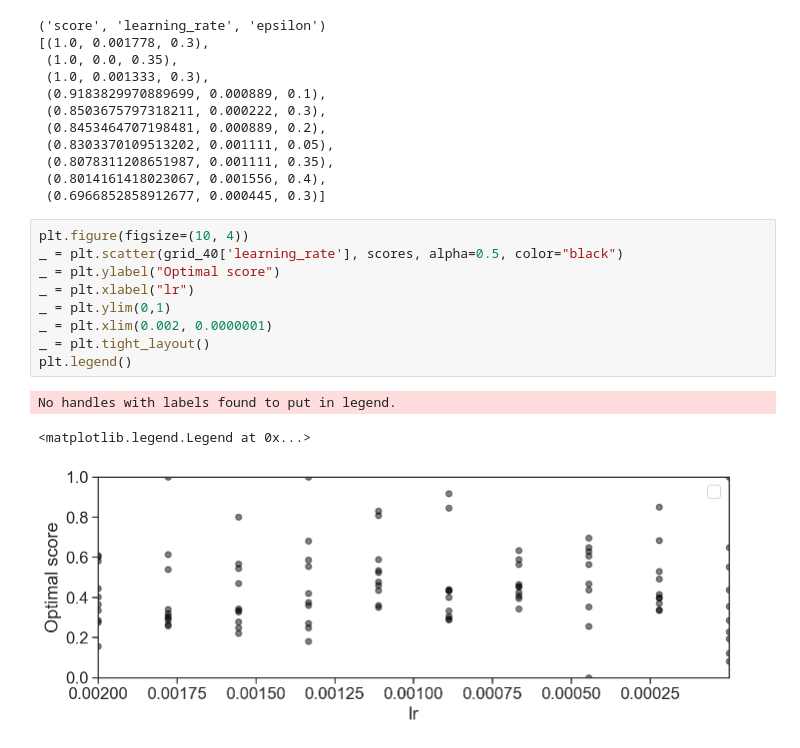
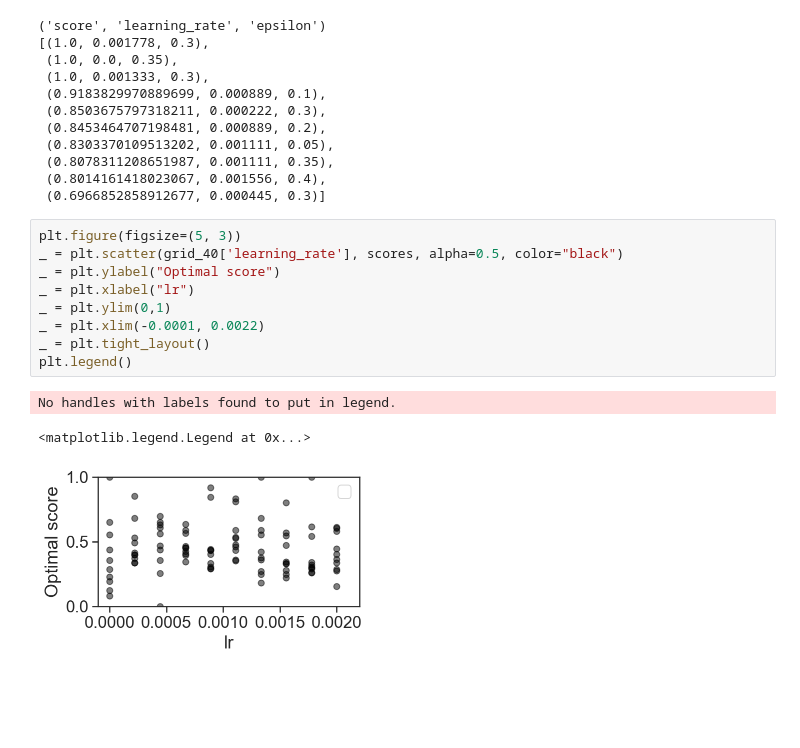
Before and after one commit to CoAxLab/azad, a Jupyter notebook: notebooks/wythoff_exp40.ipynb, the cells around one changed output. Saved outputs shown, nothing was run; the diff lists cells and outputs as text; blank space fills up the shorter version.

Commit message:
Tweak plots exp40

```diff
--- a/notebooks/wythoff_exp40.ipynb
+++ b/notebooks/wythoff_exp40.ipynb
@@ -225,16 +225,16 @@ pprint([(scores[b], grid_40['learning_rate'][b], grid_40['epsilon'][b]) for b in
  (0.8014161418023067, 0.001556, 0.4),
  (0.6966852858912677, 0.000445, 0.3)]
 # %%
-plt.figure(figsize=(10, 4))
+plt.figure(figsize=(5, 3))
 _ = plt.scatter(grid_40['learning_rate'], scores, alpha=0.5, color="black")
 _ = plt.ylabel("Optimal score")
 _ = plt.xlabel("lr")
 _ = plt.ylim(0,1)
-_ = plt.xlim(0.002, 0.0000001)
+_ = plt.xlim(-0.0001, 0.0022)
 _ = plt.tight_layout()
 plt.legend()
 # %% [output]
 No handles with labels found to put in legend.
 <matplotlib.legend.Legend at 0x...>
-[figure, old version]
+[figure, new version]
 # %%
```
Also changed, not shown: parts of 1 cell of this notebook.
